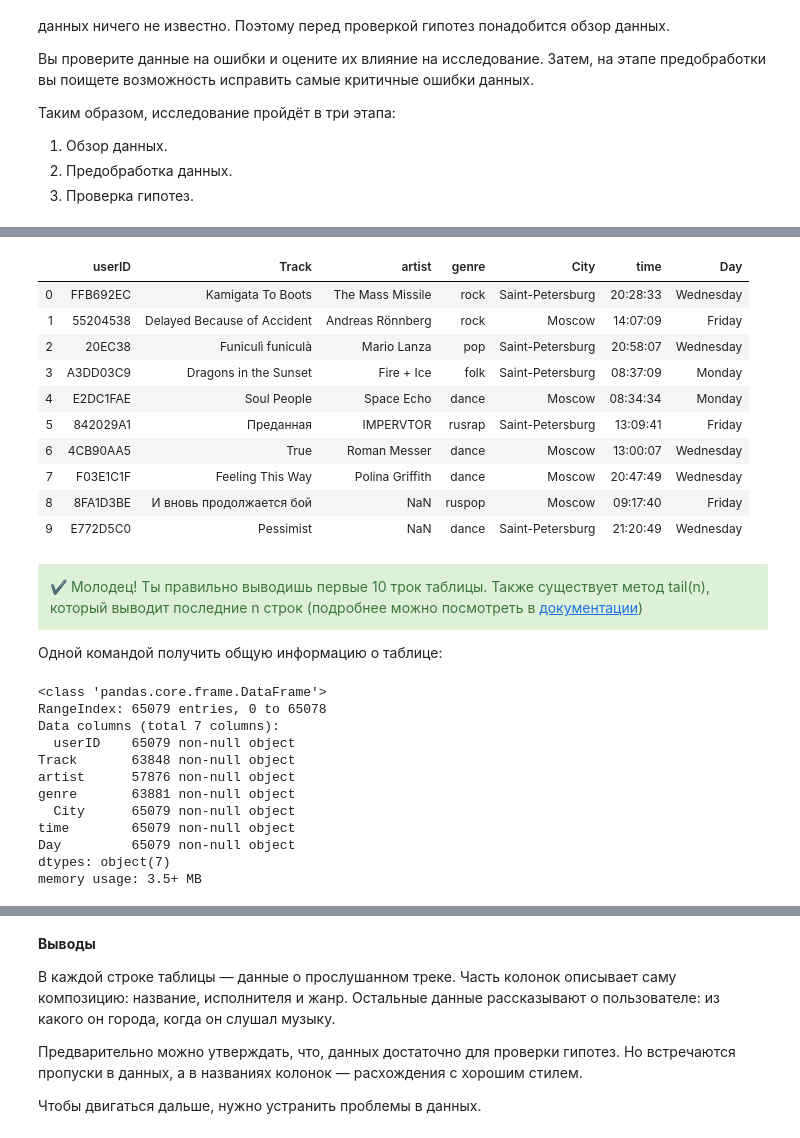
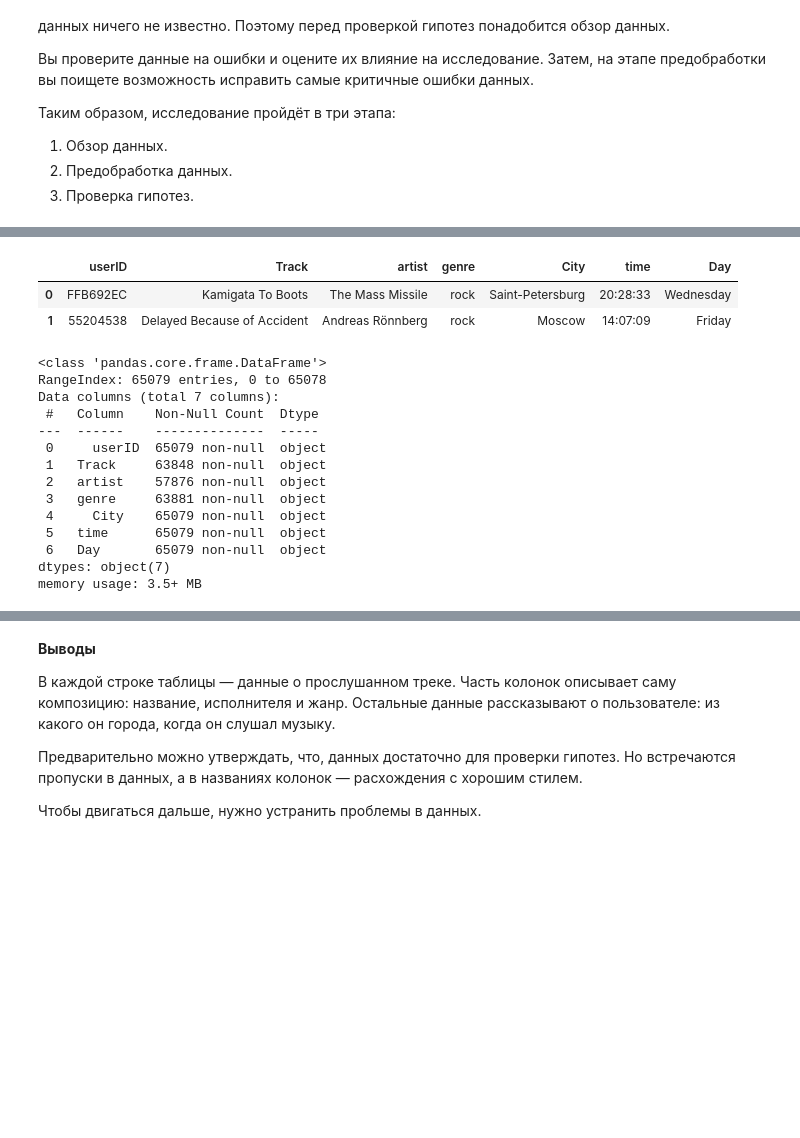
Before and after one commit to mangustik228/project_ds_1, a Jupyter notebook: project1.ipynb, the cells around one changed output, grey strips where cells are left out. Drawn from its saved outputs; the diff is of its cells as text; code cells hidden in the pictures; blank space fills up the shorter version.

```diff
--- a/project1.ipynb
+++ b/project1.ipynb
@@ -82,4 +29,8 @@ import pandas as pd
 # %%
+# импорт библиотеки pandas
+import pandas as pd
 # чтение файла с данными и сохранение в df
 # df = pd.read_csv('C:\Bacek\DS\project_1\yandex_music_project.csv')
-df = pd.read_csv('/datasets/yandex_music_project.csv')
+df = pd.read_csv('yandex_music_project.csv')
+# получение первых 10 строк таблицы df
+df.head(2)
@@ -103,24 +41,10 @@ df.head(10)
 # %%
-# df.pop('Unnamed: 0') #Удаление лишнего столбца
-df.head(10)
+df.pop('Unnamed: 0') #Удаление лишнего столбца
+df.head(2)
 # %% [output]
 |  | userID | Track | artist | genre | City | time | Day |
 | 0 | FFB692EC | Kamigata To Boots | The Mass Missile | rock | Saint-Petersburg | 20:28:33 | Wednesday |
 | 1 | 55204538 | Delayed Because of Accident | Andreas Rönnberg | rock | Moscow | 14:07:09 | Friday |
-| 2 | 20EC38 | Funiculì funiculà | Mario Lanza | pop | Saint-Petersburg | 20:58:07 | Wednesday |
-| 3 | A3DD03C9 | Dragons in the Sunset | Fire + Ice | folk | Saint-Petersburg | 08:37:09 | Monday |
-| 4 | E2DC1FAE | Soul People | Space Echo | dance | Moscow | 08:34:34 | Monday |
-| 5 | 842029A1 | Преданная | IMPERVTOR | rusrap | Saint-Petersburg | 13:09:41 | Friday |
-| 6 | 4CB90AA5 | True | Roman Messer | dance | Moscow | 13:00:07 | Wednesday |
-| 7 | F03E1C1F | Feeling This Way | Polina Griffith | dance | Moscow | 20:47:49 | Wednesday |
-| 8 | 8FA1D3BE | И вновь продолжается бой | NaN | ruspop | Moscow | 09:17:40 | Friday |
-| 9 | E772D5C0 | Pessimist | NaN | dance | Saint-Petersburg | 21:20:49 | Wednesday |
-# %% [markdown]
-<div class="alert alert-success" style="box-shadow: 4px 4px 4px">
-<b>✔️</b> Молодец! Ты правильно выводишь первые 10 трок таблицы. Также существует метод tail(n), который выводит последние n строк (подробнее можно посмотреть в <a href="https://pandas.pydata.org/docs/reference/api/pandas.DataFrame.tail.html">документации</a>)
-</div>
-
-Одной командой получить общую информацию о таблице:
 # %%
 # получение общей информации о данных в таблице df
 df.info()
@@ -128,12 +52,14 @@ df.info()
 <class 'pandas.core.frame.DataFrame'>
 RangeIndex: 65079 entries, 0 to 65078
 Data columns (total 7 columns):
-  userID    65079 non-null object
-Track       63848 non-null object
-artist      57876 non-null object
-genre       63881 non-null object
-  City      65079 non-null object
-time        65079 non-null object
-Day         65079 non-null object
+ #   Column    Non-Null Count  Dtype
+---  ------    --------------  -----
+ 0     userID  65079 non-null  object
+ 1   Track     63848 non-null  object
+ 2   artist    57876 non-null  object
+ 3   genre     63881 non-null  object
+ 4     City    65079 non-null  object
+ 5   time      65079 non-null  object
+ 6   Day       65079 non-null  object
 dtypes: object(7)
 memory usage: 3.5+ MB
```
Also changed, not shown: parts of 87 cells of this notebook, 1 other file.
